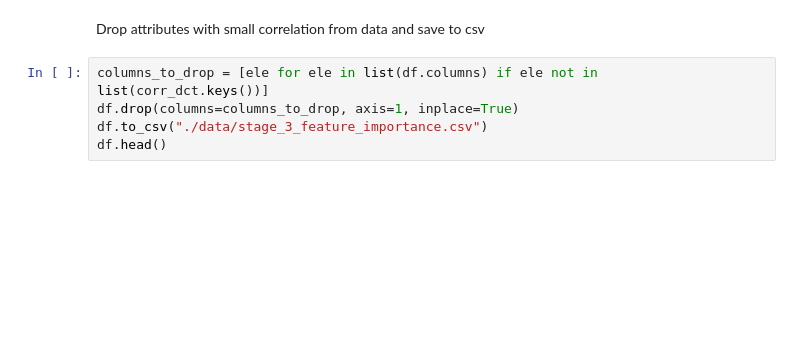
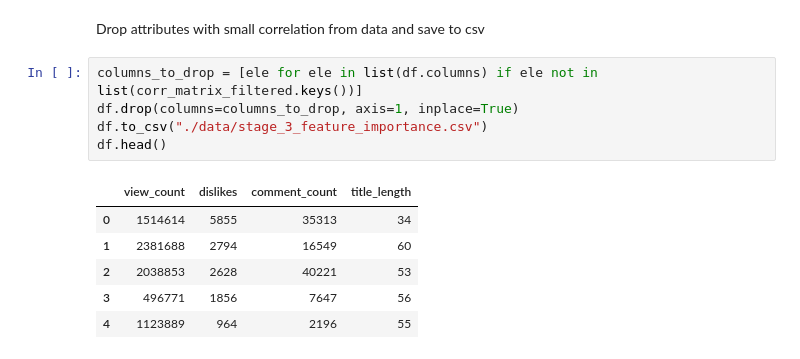
Before and after one commit to PUT-II/Data-Exploration-Project, a Jupyter notebook: notebooks/stage_3_feature_importance.ipynb, the cells around one changed output. Cells and saved outputs as stored; diff of their text form; blank space fills up the shorter version.

```diff
--- a/notebooks/stage_3_feature_importance.ipynb
+++ b/notebooks/stage_3_feature_importance.ipynb
@@ -35,7 +75,14 @@ plt.scatter(range(len(corr_dct)), corr_dct.values())
 # %% [markdown]
 Drop attributes with small correlation from data and save to csv
 # %%
-columns_to_drop = [ele for ele in list(df.columns) if ele not in list(corr_dct.keys())]
+columns_to_drop = [ele for ele in list(df.columns) if ele not in list(corr_matrix_filtered.keys())]
 df.drop(columns=columns_to_drop, axis=1, inplace=True)
 df.to_csv("./data/stage_3_feature_importance.csv")
 df.head()
+# %% [output]
+|  | view_count | dislikes | comment_count | title_length |
+| 0 | 1514614 | 5855 | 35313 | 34 |
+| 1 | 2381688 | 2794 | 16549 | 60 |
+| 2 | 2038853 | 2628 | 40221 | 53 |
+| 3 | 496771 | 1856 | 7647 | 56 |
+| 4 | 1123889 | 964 | 2196 | 55 |
```
Also changed, not shown: parts of 5 cells of this notebook, 1 other file.
